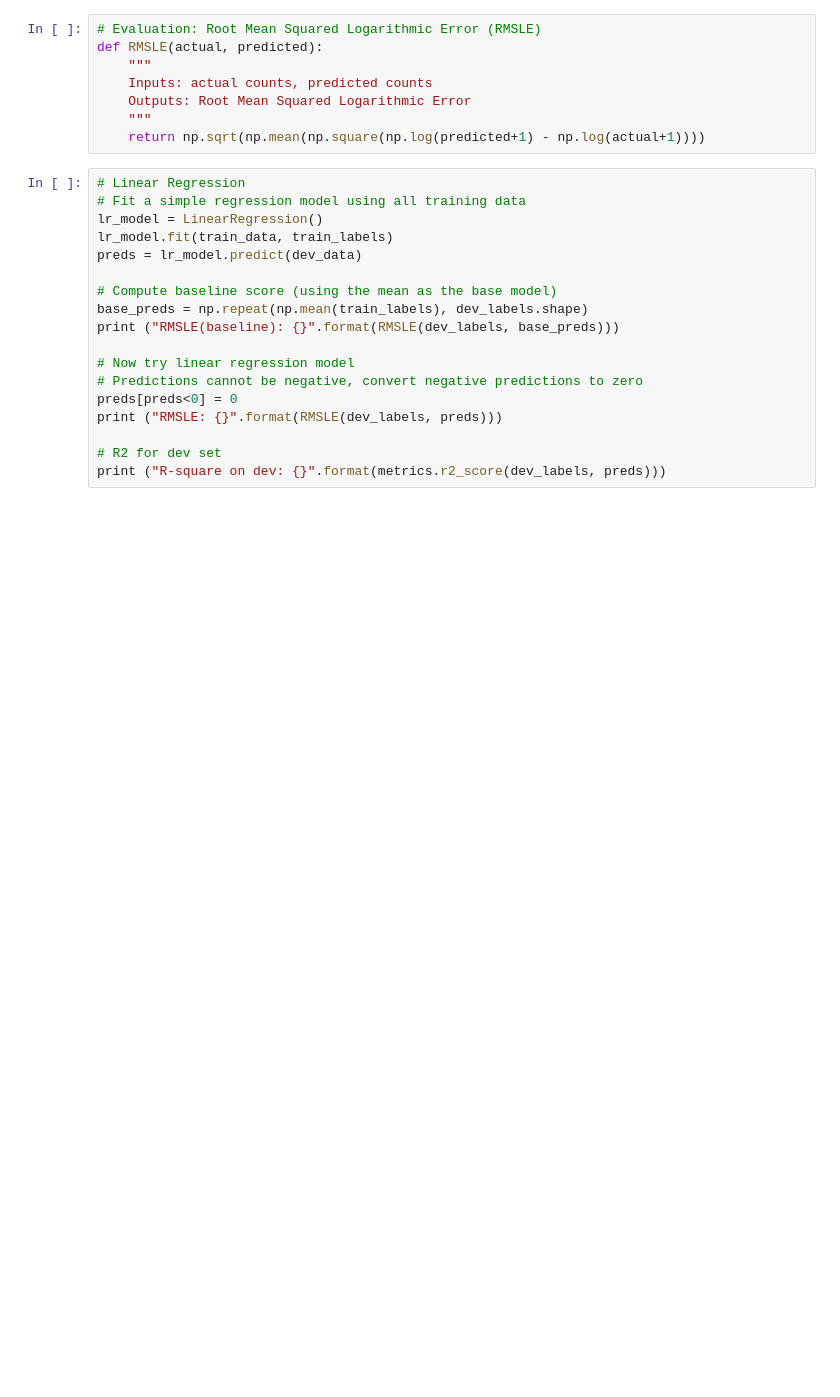
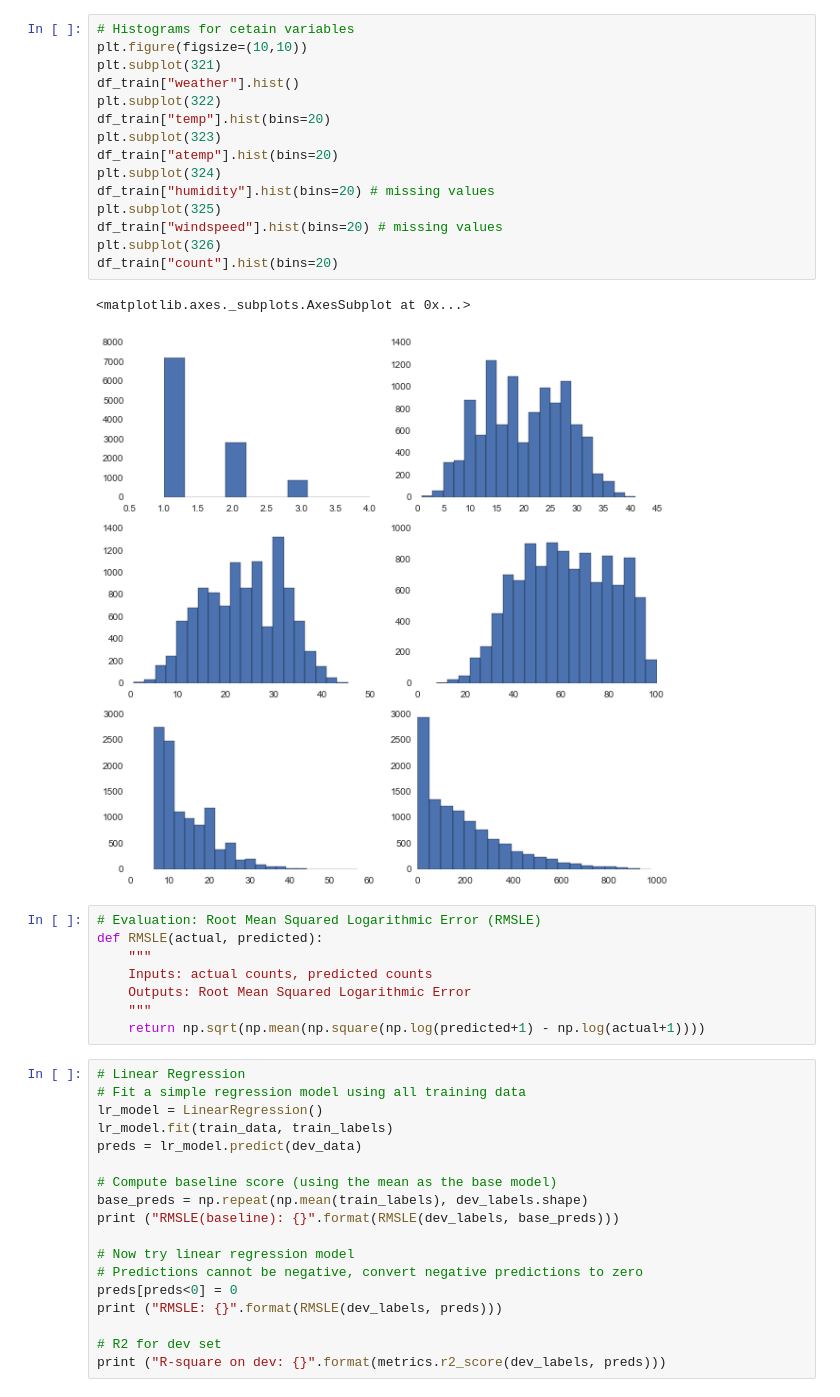
Before and after one commit to KonniamChan/ML_Projects_W207, a Jupyter notebook: project_bikesharing.ipynb, the cells around one changed output. Cells and saved outputs as stored; diff of their text form; blank space fills up the shorter version.

Commit message:
Cleaned missing values. Added kNN, decision trees, random forest models.

```diff
--- a/project_bikesharing.ipynb
+++ b/project_bikesharing.ipynb
@@ -82,6 +98,24 @@ All train data: (10886, 11)
 Train data: (9500, 11)
 Dev data: (1386, 11)
 Test data: (6493, 11)
+# %%
+# Histograms for cetain variables
+plt.figure(figsize=(10,10))
+plt.subplot(321)
+df_train["weather"].hist()
+plt.subplot(322)
+df_train["temp"].hist(bins=20)
+plt.subplot(323)
+df_train["atemp"].hist(bins=20)
+plt.subplot(324)
+df_train["humidity"].hist(bins=20) # missing values
+plt.subplot(325)
+df_train["windspeed"].hist(bins=20) # missing values
+plt.subplot(326)
+df_train["count"].hist(bins=20)
+# %% [output]
+<matplotlib.axes._subplots.AxesSubplot at 0x...>
+[figure, added]
 # %%
 # Evaluation: Root Mean Squared Logarithmic Error (RMSLE)
 def RMSLE(actual, predicted):
```
Also changed, not shown: parts of 10 cells of this notebook.
